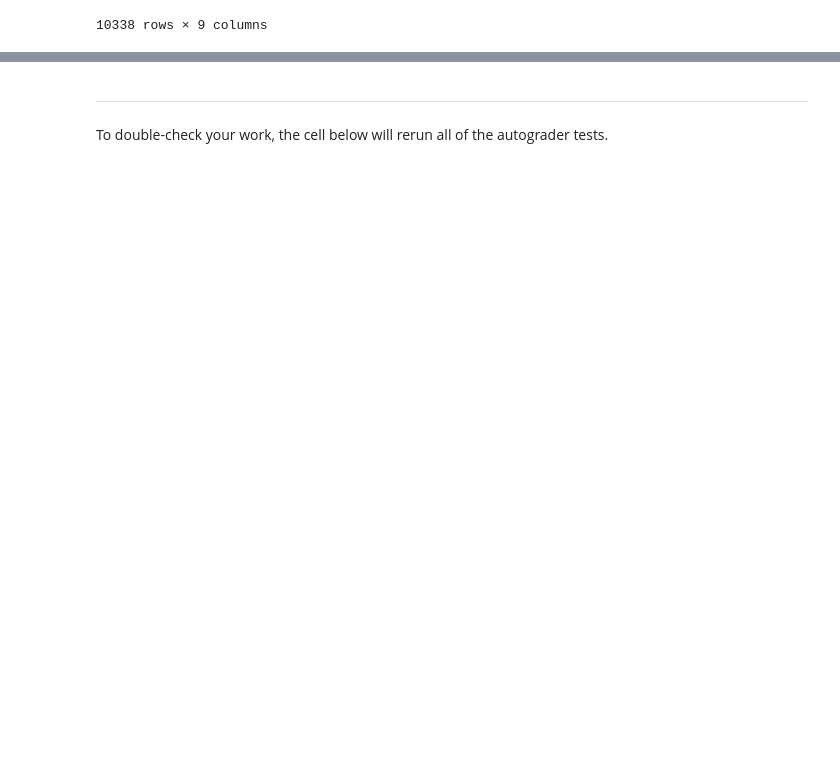
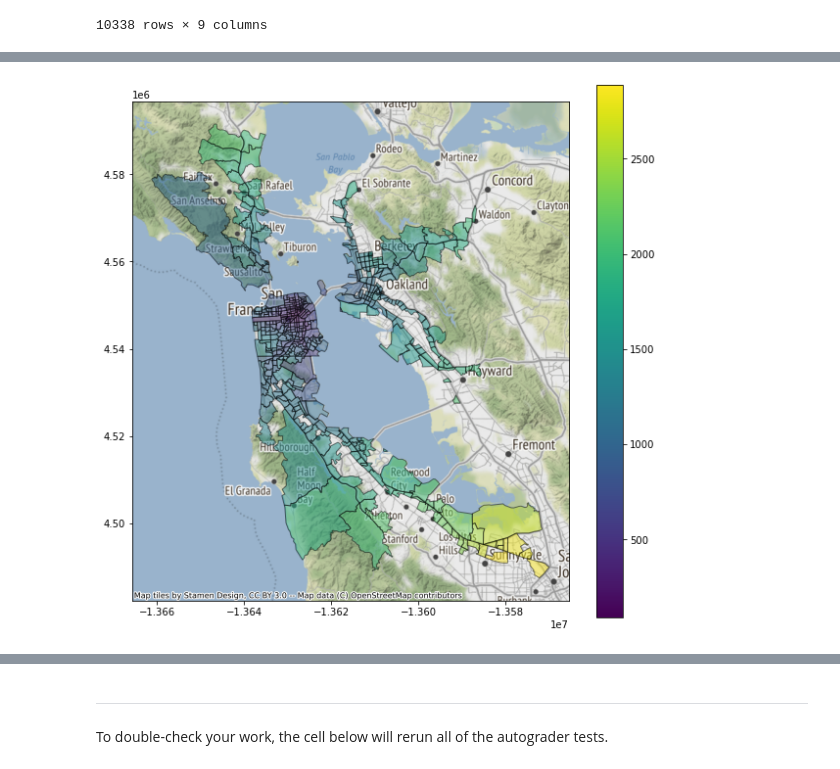
Before and after one commit to JerryPan2718/Traffic-EDA, a Jupyter notebook: Traffic_part1.ipynb, the cells around one changed output, grey strips where cells are left out. Cells and saved outputs as stored; diff of their text form; code cells hidden in the pictures; blank space fills up the shorter version.

```diff
--- a/Traffic_part1.ipynb
+++ b/Traffic_part1.ipynb
@@ -1100,0 +1273,8 @@ times_to_tract
+# %%
+pre = gpd.GeoDataFrame(times_to_tract_gps, geometry='geometry')
+pre = pre.to_crs(epsg=3857)
+
+ax = pre.plot(figsize=(10, 10),  alpha = 0.5, edgecolor='k',  column = 'Pre Mean Travel Time (Seconds)', legend = True)
+cx.add_basemap(ax);
+# %% [output]
+[figure, added]
```
Also changed, not shown: parts of 20 cells of this notebook.
